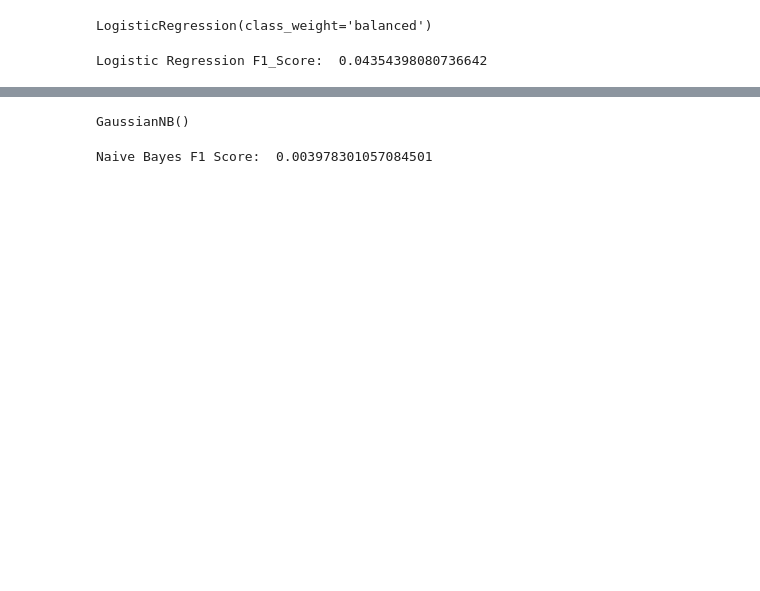
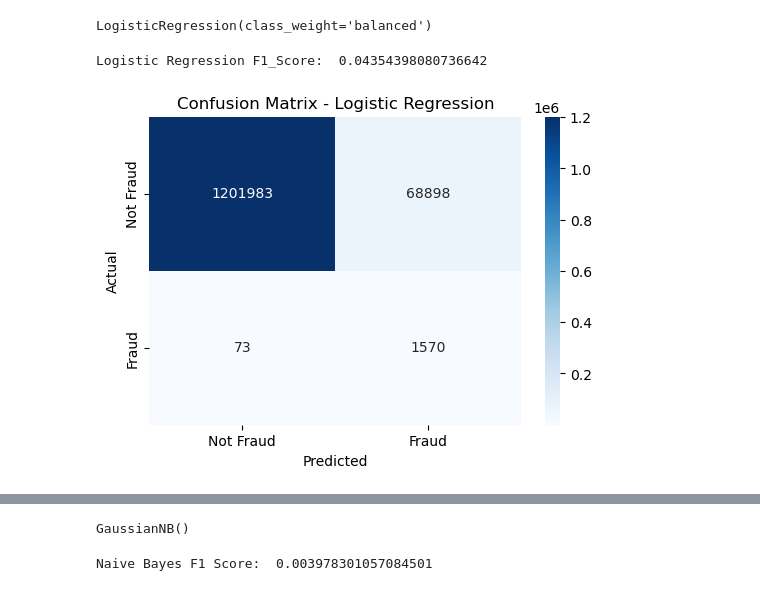
Before and after one commit to Jacqs395/Financial_Fraud, a Jupyter notebook: models.ipynb, the cells around one changed output, grey strips where cells are left out. Drawn from its saved outputs; the diff is of its cells as text; code cells hidden in the pictures; blank space fills up the shorter version.

Commit message:
updated sections, fixed coding for matrices and ROC Curves

```diff
--- a/models.ipynb
+++ b/models.ipynb
@@ -52,3 +52,13 @@ type_DEBIT          int64
 type_PAYMENT        int64
 type_TRANSFER       int64
 dtype: object
+# %%
+# Define Confusion Matrix Plotting Function
+def plot_confusion_matrix(y_test, y_pred, title):
+    cm = confusion_matrix(y_test, y_pred)
+    plt.figure(figsize=(6,4))
+    sns.heatmap(cm, annot=True, fmt='d', cmap='Blues', xticklabels=['Not Fraud', 'Fraud'], yticklabels=['Not Fraud', 'Fraud'])
+    plt.xlabel('Predicted')
+    plt.ylabel('Actual')
+    plt.title(f'Confusion Matrix - {title}')
+    plt.show()
@@ -68,3 +80,8 @@ f1_logreg = f1_score(y_test, y_pred_logreg)
 print("Logistic Regression F1_Score: ", f1_logreg)
 # %% [output]
 Logistic Regression F1_Score:  0.04354398080736642
+# %%
+# Confusion Matrix
+plot_confusion_matrix(y_test, y_pred_logreg, 'Logistic Regression')
+# %% [output]
+[figure, added]
```
Also changed, not shown: parts of 16 cells of this notebook.
